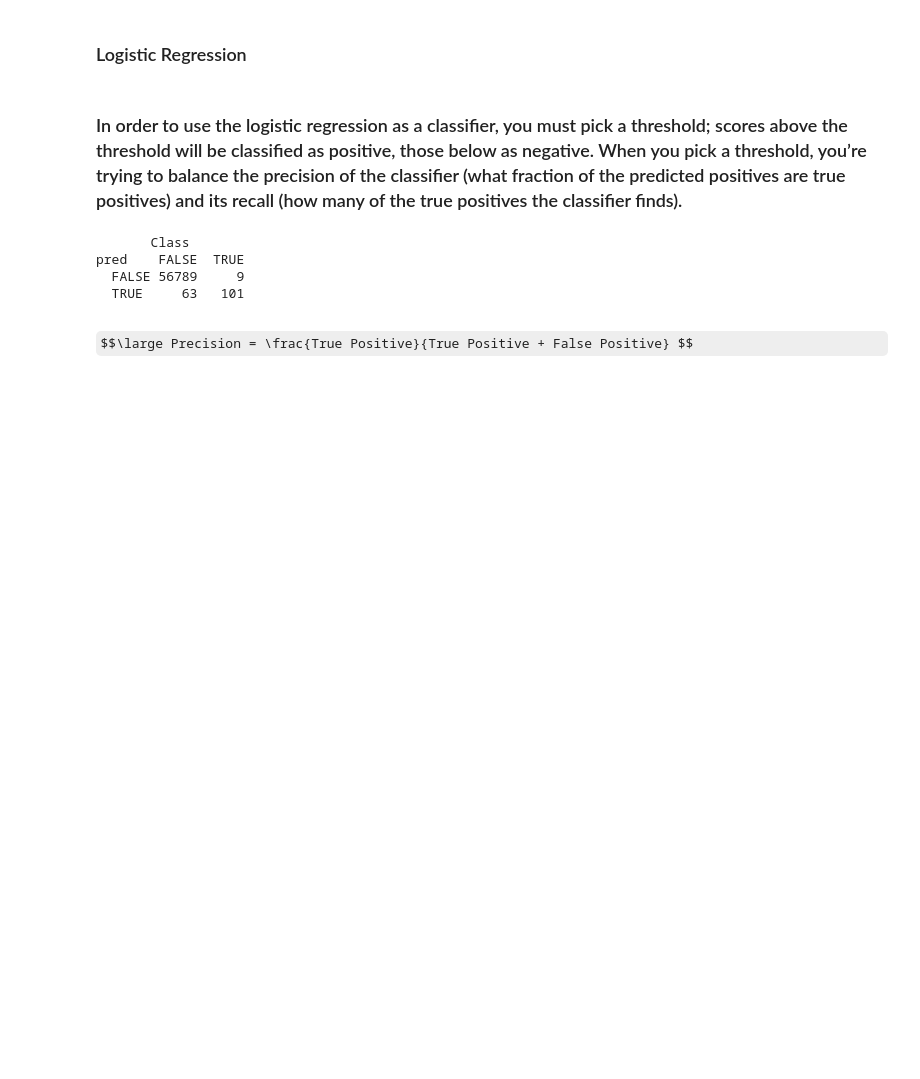
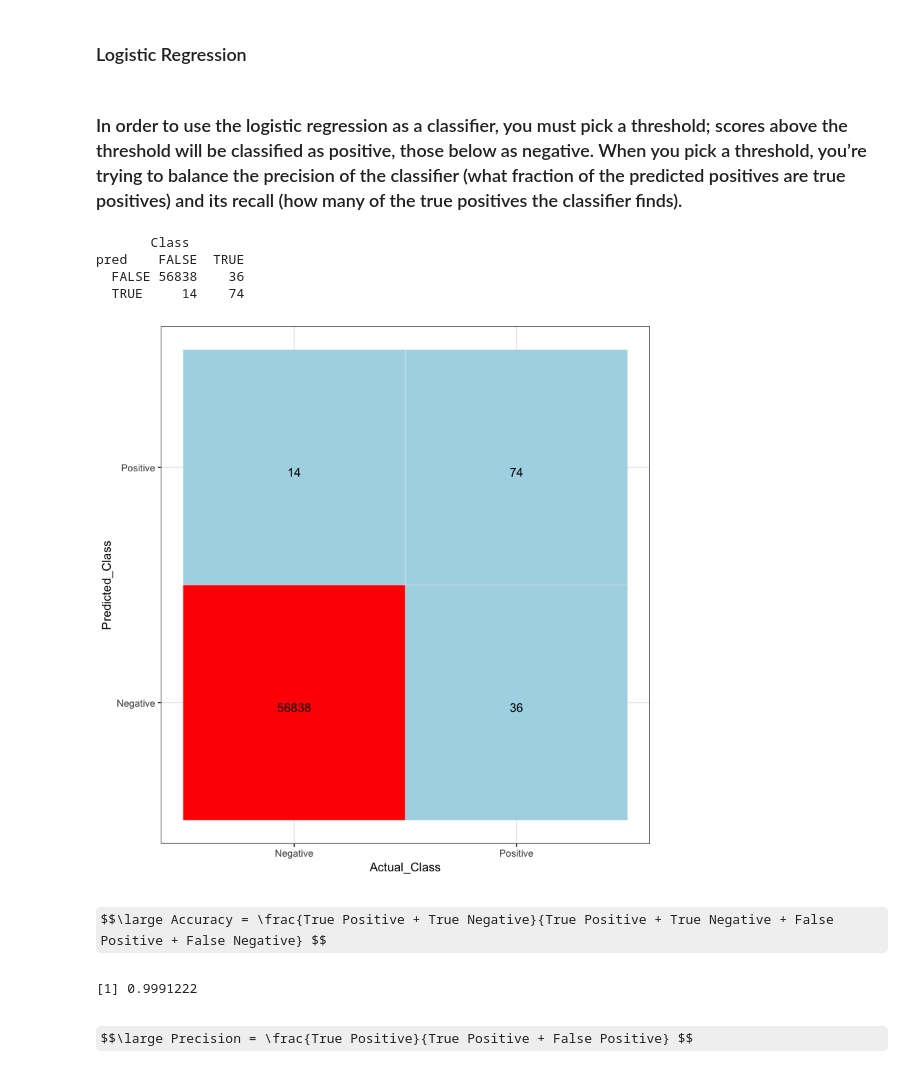
Before and after one commit to Data-Analytics-for-Cybersecurity/credit_card_fraud_detection, a Jupyter notebook: credit_card_fraud_detection.ipynb, the cells around one changed output. Cells and saved outputs as stored; diff of their text form; code cells hidden in the pictures; some formulas as TeX source; blank space fills up the shorter version.

```diff
--- a/credit_card_fraud_detection.ipynb
+++ b/credit_card_fraud_detection.ipynb
@@ -179,13 +212,36 @@ test_data$pred <- predict(glm_imbalanced, newdata=test_data, type="response")
 # %% [markdown]
 ### In order to use the logistic regression as a classifier, you must pick a threshold; scores above the threshold will be classified as positive, those below as negative. When you pick a threshold, you’re trying to balance the precision of the classifier (what fraction of the predicted positives are true positives) and its recall (how many of the true positives the classifier finds).
 # %%
-ctab.test <- table(pred=test_data$pred>0.02, Class=test_data$Class)
+ctab.test <- table(pred=test_data$pred>0.5, Class=test_data$Class)
 ctab.test
 # %% [output]
        Class
 pred    FALSE  TRUE
-  FALSE 56789     9
-  TRUE     63   101
+  FALSE 56838    36
+  TRUE     14    74
+# %%
+Actual_Class <- factor(c('Negative', 'Negative', 'Positive', 'Positive'))
+Predicted_Class <- factor(c('Negative', 'Positive', 'Negative', 'Positive'))
+Y      <- c(56838, 14, 36, 74)
+df <- data.frame(Actual_Class, Predicted_Class, Y)
+
+library(ggplot2)
+ggplot(data =  df, mapping = aes(x = Actual_Class, y = Predicted_Class)) +
+  geom_tile(aes(fill = Y), colour = "white") +
+  geom_text(aes(label = sprintf("%1.0f", Y)), vjust = 1) +
+  scale_fill_gradient(low = "lightblue", high = "red") +
+  theme_bw() + theme(legend.position = "none")
+# %% [output]
+[figure, added]
+# %% [markdown]
+$$\large Accuracy = \frac{True Positive + True Negative}{True Positive + True Negative + False Positive + False Negative} $$
+# %%
+accuracy <- (ctab.test[1,1] + ctab.test[2,2]) / (sum(ctab.test[,1])+sum(ctab.test[,2]))
+accuracy
+# Another way of calculating the accuracy
+#mean((test_data$pred>0.02) == test_data$Class)
+# %% [output]
+[1] 0.9991222
 # %% [markdown]
 $$\large Precision = \frac{True Positive}{True Positive + False Positive} $$
 # %%
```
Also changed, not shown: parts of 53 cells of this notebook.
